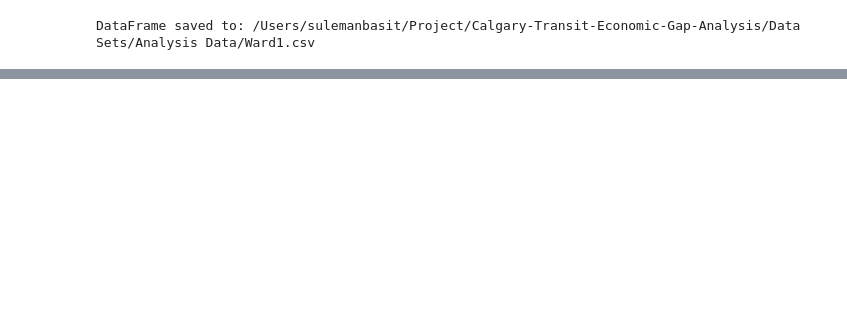
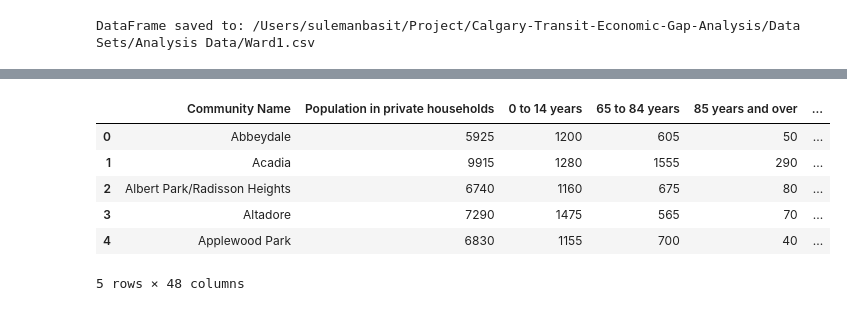
Before and after one commit to sulemanbasit/Calgary-Transit-Economic-Gap-Analysis, a Jupyter notebook: ctga.ipynb, the cells around one changed output, grey strips where cells are left out. Saved outputs shown, nothing was run; the diff lists cells and outputs as text; code cells hidden in the pictures; blank space fills up the shorter version.

Commit message:
added compiled community file and working on calculating transit index

```diff
--- a/ctga.ipynb
+++ b/ctga.ipynb
@@ -173,0 +151,16 @@ combined_df.head()
+# %%
+community_data_path = os.getcwd()+"/Data Sets/Analysis Data/Community Profiles Compiled.xlsx"
+# %%
+comm_df = pd.read_excel(community_data_path)
+# comm_df.head()
+# %%
+comm_df.head()
+# comm_df.set_index("Community Name", inplace=True)
+# %% [output]
+|  | Community Name | Population in private households | 0 to 14 years | 65 to 84 years | 85 years and over | ... |
+| 0 | Abbeydale | 5925 | 1200 | 605 | 50 | ... |
+| 1 | Acadia | 9915 | 1280 | 1555 | 290 | ... |
+| 2 | Albert Park/Radisson Heights | 6740 | 1160 | 675 | 80 | ... |
+| 3 | Altadore | 7290 | 1475 | 565 | 70 | ... |
+| 4 | Applewood Park | 6830 | 1155 | 700 | 40 | ... |
+5 rows × 48 columns
```
Also changed, not shown: parts of 7 cells of this notebook, 1 other file.
